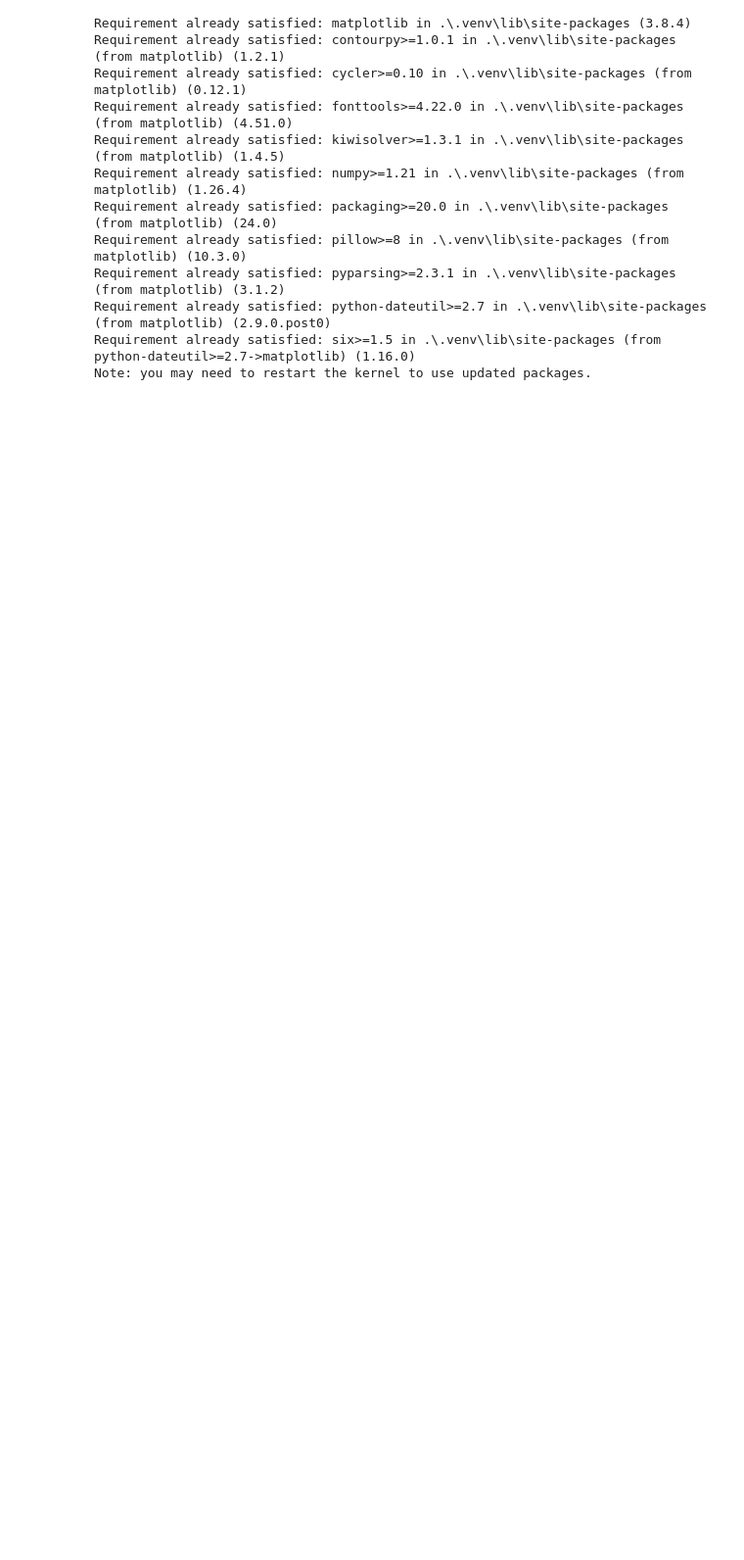
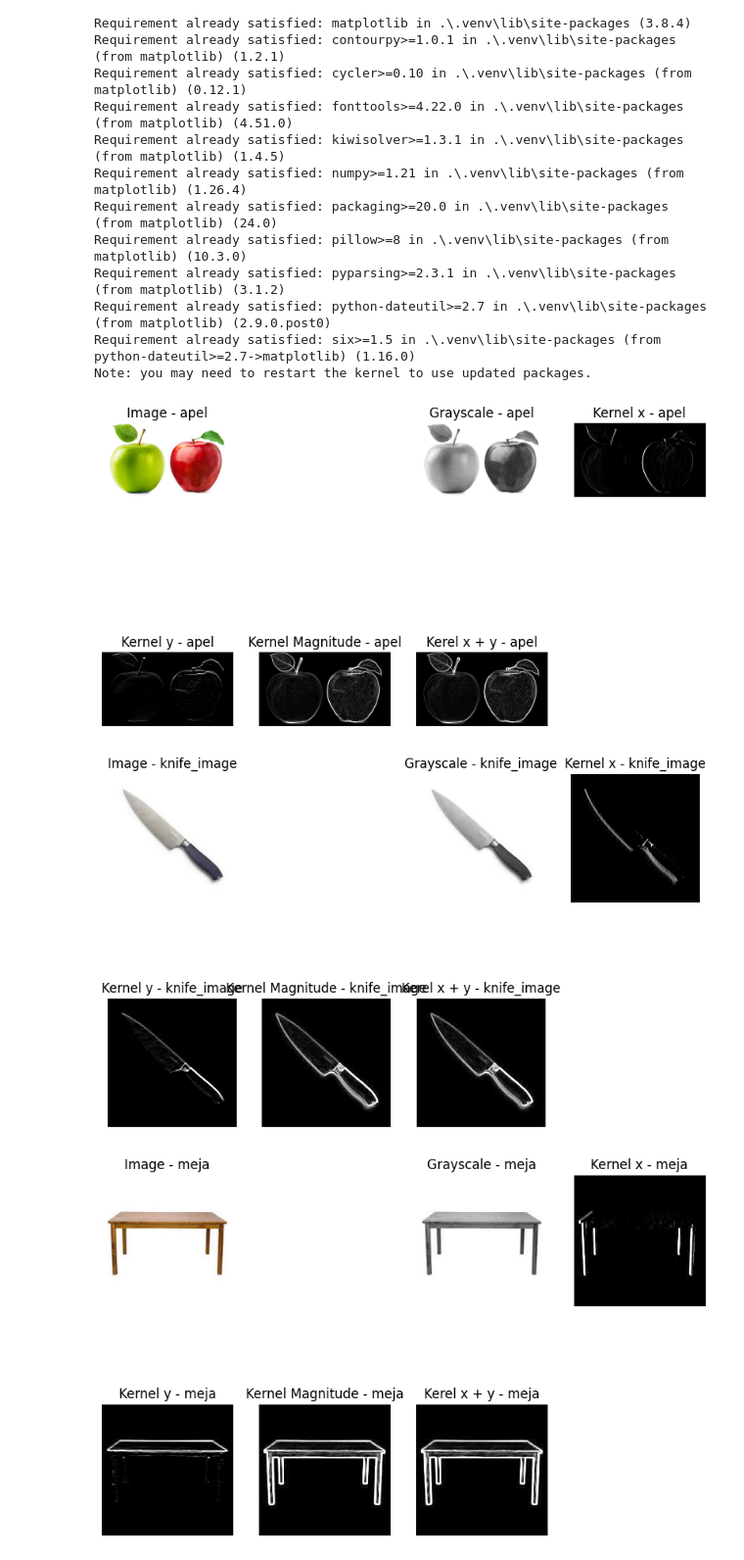
Before and after one commit to sihotang-yonathan1/prewitt-edge-detection-notebook, a Jupyter notebook: main.ipynb, the cells around one changed output. Shown at 98% size. Cells and saved outputs as stored; diff of their text form; code cells hidden in the pictures; blank space fills up the shorter version.

Commit message:
set image in matplotlib plot

```diff
--- a/main.ipynb
+++ b/main.ipynb
@@ -89,37 +89,95 @@ def convolve2D(image, kernel, padding=0, strides=1):
                     break
 
     return output
 
 
 def show_image(name):
     image_path = pathlib.Path(f'./assets/{name}.jpg')
 
     # image is in BGR
     image_matrix = cv2.imread(str(image_path))
     grayscale_image = cv2.cvtColor(image_matrix, cv2.COLOR_BGR2GRAY)
 
 
-    cv2.imshow(f'{name}', image_matrix)
-    cv2.imshow(f'grayscale-{name}', grayscale_image)
+    # cv2.imshow(f'{name}', image_matrix)
 
-    # search the edge based on axis (the axis corresspond with kernel axis)
-    convolved_image_x = convolve2D(grayscale_image, _PREWITT_X_KERNEL)
+    # image
+    image_figure = plt.figure(figsize=(10, 7))
+    image_figure.add_subplot(2, 4, 1)
+
+    image_matrix_rgb = plt.imread(image_path)
+    plt.imshow(image_matrix_rgb)
+    plt.axis('off')
+    plt.title(f'Image - {name}')
+
+    # Grayscale
+    grayscale_image_plt = cv2.cvtColor(cv2.cvtColor(image_matrix, cv2.COLOR_BGR2RGB), cv2.COLOR_RGB2GRAY)
+    image_figure.add_subplot(2, 4, 3)
+
+    plt.imshow(grayscale_image_plt, cmap='grey', vmin=0, vmax=255)
+    plt.axis('off')
+    plt.title(f'Grayscale - {name}')
+
+    # kernel-x
+    convolved_image_x = convolve2D(grayscale_image_plt, _PREWITT_X_KERNEL)
+
+    image_figure.add_subplot(2, 4, 4)
+
+    plt.imshow(convolved_image_x, cmap='grey', vmin=0, vmax=255)
+    plt.axis('off')
+    plt.title(f'Kernel x - {name}')
+
+    # kernel-y
     convolved_image_y = convolve2D(grayscale_image, _PREWITT_Y_KERNEL)
 
+    image_figure.add_subplot(2, 4, 5)
+
+    plt.imshow(convolved_image_y, cmap='grey', vmin=0, vmax=255)
+    plt.axis('off')
+    plt.title(f'Kernel y - {name}')
+
+    # magnitude
     convolved_image_magnitude = np.sqrt((convolved_image_y ** 2) + (convolved_image_x ** 2))
 
-    cv2.imshow(f'convolved image (x) - {name}', convolved_image_x)
-    cv2.imshow(f'convolved image (y) - {name}', convolved_image_y)
-    cv2.imshow(f'convolved image - {name}', convolved_image_x + convolved_image_y)
+    image_figure.add_subplot(2, 4, 6)
+
+    plt.imshow(convolved_image_magnitude, cmap='grey', vmin=0, vmax=255)
+    plt.axis('off')
+    plt.title(f'Kernel Magnitude - {name}')
+
+    # kernel x+y
+    convolved_image = convolved_image_x + convolved_image_y
+
+    image_figure.add_subplot(2, 4, 7)
+
+    plt.imshow(convolved_image_magnitude, cmap='grey', vmin=0, vmax=255)
+    plt.axis('off')
+    plt.title(f'Kerel x + y - {name}')
+
+    # cv2.imshow(f'grayscale-{name}', grayscale_image)
+
+    # # search the edge based on axis (the axis corresspond with kernel axis)
+    # convolved_image_x = convolve2D(grayscale_image, _PREWITT_X_KERNEL)
+    # convolved_image_y = convolve2D(grayscale_image, _PREWITT_Y_KERNEL)
+
+    # convolved_image_magnitude = np.sqrt((convolved_image_y ** 2) + (convolved_image_x ** 2))
+
+    # cv2.imshow(f'convolved image (x) - {name}', convolved_image_x)
+    # cv2.imshow(f'convolved image (y) - {name}', convolved_image_y)
+    # cv2.imshow(f'convolved image - {name}', convolved_image_x + convolved_image_y)
 
 show_image('apel')
 show_image('knife_image')
 show_image('meja')
 show_image('kursi')
 
 # print(convolved_image)
 # plt.imshow(convolved_image_x)
 
 
 cv2.waitKey(0)
 cv2.destroyAllWindows()
+# %% [output]
+[figure, added]
+[figure, added]
+[figure, added]
```
Also changed, not shown: parts of 1 cell of this notebook.
